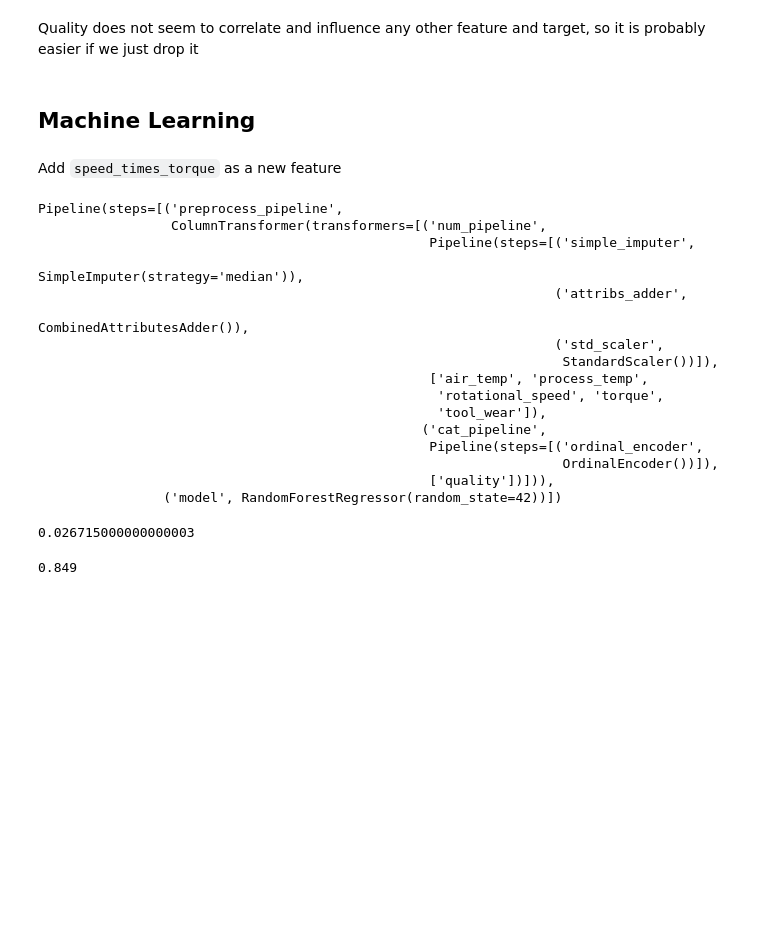
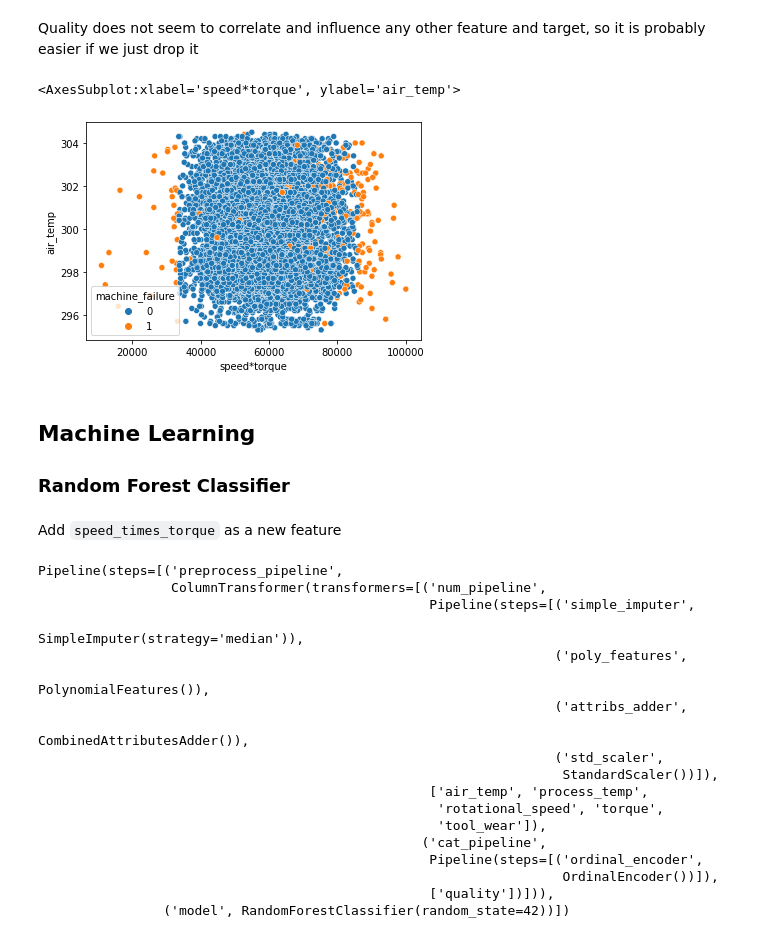
Before and after one commit to claudeonrs/predictive-maintenance, a Jupyter notebook: maintenance.ipynb, the cells around one changed output. Saved outputs shown, nothing was run; the diff lists cells and outputs as text; code cells hidden in the pictures; blank space fills up the shorter version.

```diff
--- a/maintenance.ipynb
+++ b/maintenance.ipynb
@@ -138,2 +136,7 @@ sns.heatmap(dv_corr)
 # %% [markdown]
 Quality does not seem to correlate and influence any other feature and target, so it is probably easier if we just drop it
+# %%
+sns.scatterplot(data=dv, x='speed*torque', y='air_temp', hue='machine_failure')
+# %% [output]
+<AxesSubplot:xlabel='speed*torque', ylabel='air_temp'>
+[figure, added]
@@ -140,5 +146,6 @@ Quality does not seem to correlate and influence any other feature and target, s
 # %% [markdown]
 ## Machine Learning
+### Random Forest Classifier
 # %%
 from sklearn.preprocessing import StandardScaler
 from sklearn.preprocessing import OrdinalEncoder
@@ -201,7 +216,7 @@ rf_model = RandomForestRegressor(random_state=42)
 # %%
 full_pipeline = Pipeline([
     ('preprocess_pipeline', preprocess_pipeline),
-    ('model', rf_model)
+    ('model', rfc_model)
 ])
 
 full_pipeline.fit(X_train, y_train)
@@ -210,6 +225,8 @@ Pipeline(steps=[('preprocess_pipeline',
                  ColumnTransformer(transformers=[('num_pipeline',
                                                   Pipeline(steps=[('simple_imputer',
                                                                    SimpleImputer(strategy='median')),
+                                                                  ('poly_features',
+                                                                   PolynomialFeatures()),
                                                                   ('attribs_adder',
                                                                    CombinedAttributesAdder()),
                                                                   ('std_scaler',
@@ -221,4 +238,4 @@ Pipeline(steps=[('preprocess_pipeline',
                                                   Pipeline(steps=[('ordinal_encoder',
                                                                    OrdinalEncoder())]),
                                                   ['quality'])])),
-                ('model', RandomForestRegressor(random_state=42))])
+                ('model', RandomForestClassifier(random_state=42))])
@@ -227,9 +241,0 @@ pred = full_pipeline.predict(X_valid)
-# %%
-from sklearn.metrics import mean_absolute_error
-mean_absolute_error(pred, y_valid)
-# %% [output]
-0.026715000000000003
-# %%
-(pred == y_valid).mean()
-# %% [output]
-0.849
```
Also changed, not shown: parts of 18 cells of this notebook.
